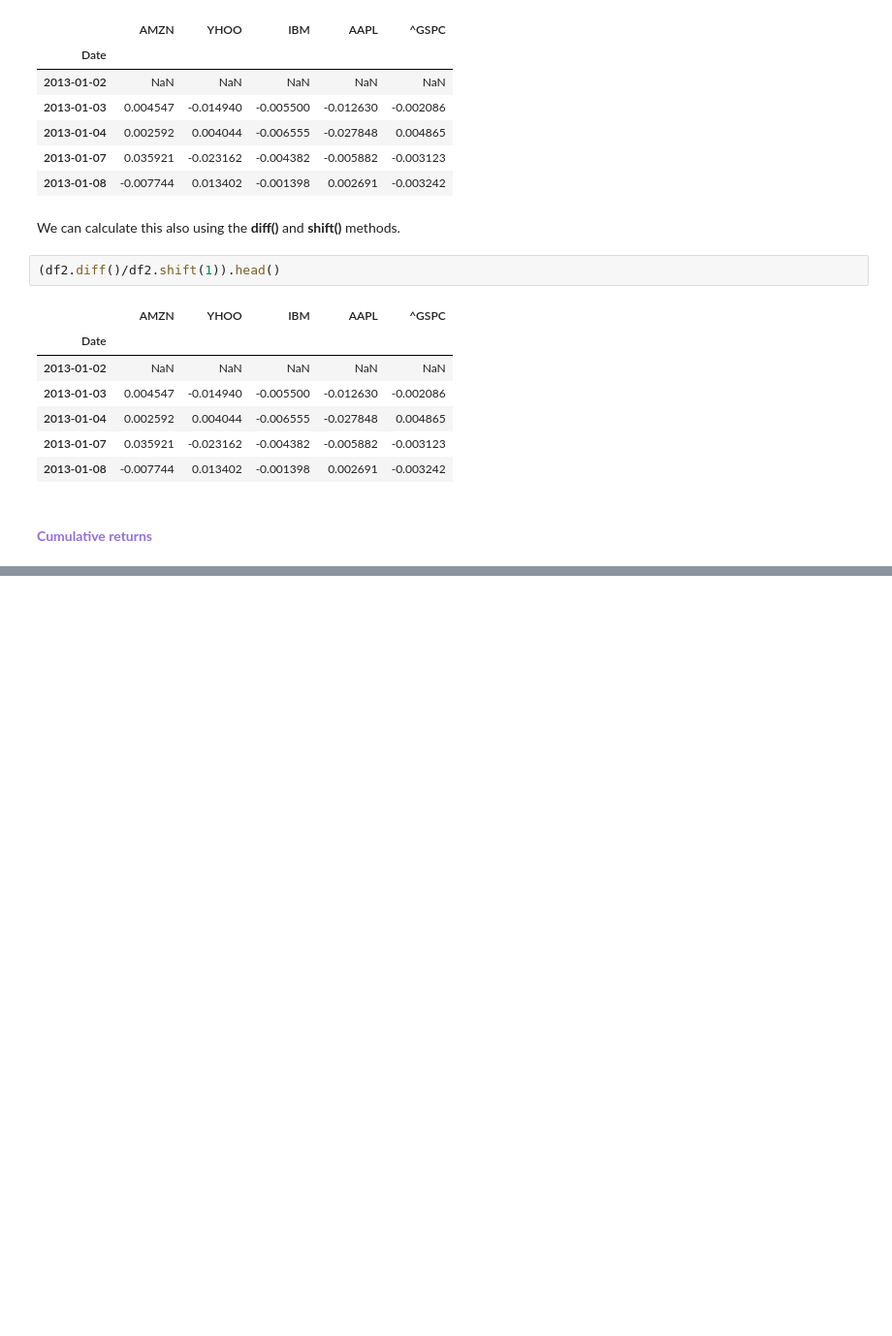
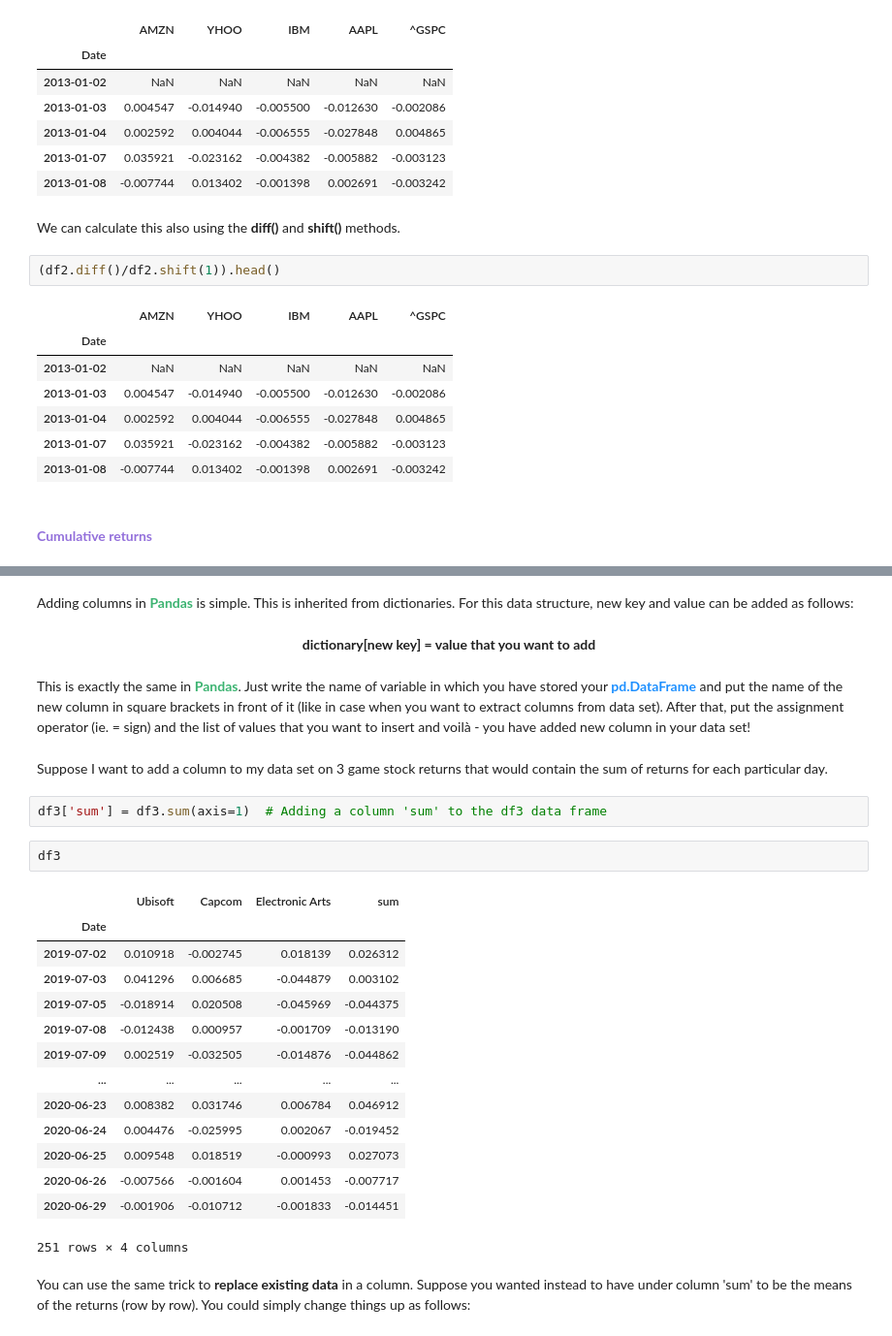
Before and after one commit to raketic-ognjen/Bootcamp_Lesson_8_Introduction-to-Pandas, a Jupyter notebook: bootcamp-lesson-8-introduction-to-pandas.ipynb, the cells around one changed output, grey strips where cells are left out. Shown at 97% size. Drawn from its saved outputs; the diff is of its cells as text; blank space fills up the shorter version.

```diff
--- a/bootcamp-lesson-8-introduction-to-pandas.ipynb
+++ b/bootcamp-lesson-8-introduction-to-pandas.ipynb
@@ -1192,0 +1332,29 @@ We can calculate this also using the **diff()** and **shift()** methods.
+# %% [markdown]
+Adding columns in <font color='mediumseagreen'><b>Pandas</b></font> is simple. This is inherited from dictionaries. For this data structure, new key and value can be added as follows:
+# %% [markdown]
+<center><b>dictionary[new key] = value that you want to add</b></center>
+# %% [markdown]
+This is exactly the same in <font color='mediumseagreen'><b>Pandas</b></font>. Just write the name of variable in which you have stored your <font color='DodgerBlue'><b>pd.DataFrame</b></font> and put the name of the new column in square brackets in front of it (like in case when you want to extract columns from data set). After that, put the assignment operator (ie. = sign) and the list of values that you want to insert and voilà - you have added new column in your data set!
+# %% [markdown]
+Suppose I want to add a column to my data set on 3 game stock returns that would contain the sum of returns for each particular day.
+# %%
+df3['sum'] = df3.sum(axis=1)  # Adding a column 'sum' to the df3 data frame
+# %%
+df3
+# %% [output]
+|  | Ubisoft | Capcom | Electronic Arts | sum |
+| Date |  |  |  |  |
+| 2019-07-02 | 0.010918 | -0.002745 | 0.018139 | 0.026312 |
+| 2019-07-03 | 0.041296 | 0.006685 | -0.044879 | 0.003102 |
+| 2019-07-05 | -0.018914 | 0.020508 | -0.045969 | -0.044375 |
+| 2019-07-08 | -0.012438 | 0.000957 | -0.001709 | -0.013190 |
+| 2019-07-09 | 0.002519 | -0.032505 | -0.014876 | -0.044862 |
+| ... | ... | ... | ... | ... |
+| 2020-06-23 | 0.008382 | 0.031746 | 0.006784 | 0.046912 |
+| 2020-06-24 | 0.004476 | -0.025995 | 0.002067 | -0.019452 |
+| 2020-06-25 | 0.009548 | 0.018519 | -0.000993 | 0.027073 |
+| 2020-06-26 | -0.007566 | -0.001604 | 0.001453 | -0.007717 |
+| 2020-06-29 | -0.001906 | -0.010712 | -0.001833 | -0.014451 |
+251 rows × 4 columns
+# %% [markdown]
+You can use the same trick to **replace existing data** in a column. Suppose you wanted instead to have under column 'sum' to be the means of the returns (row by row). You could simply change things up as follows:
```
Also changed, not shown: parts of 53 cells of this notebook.
